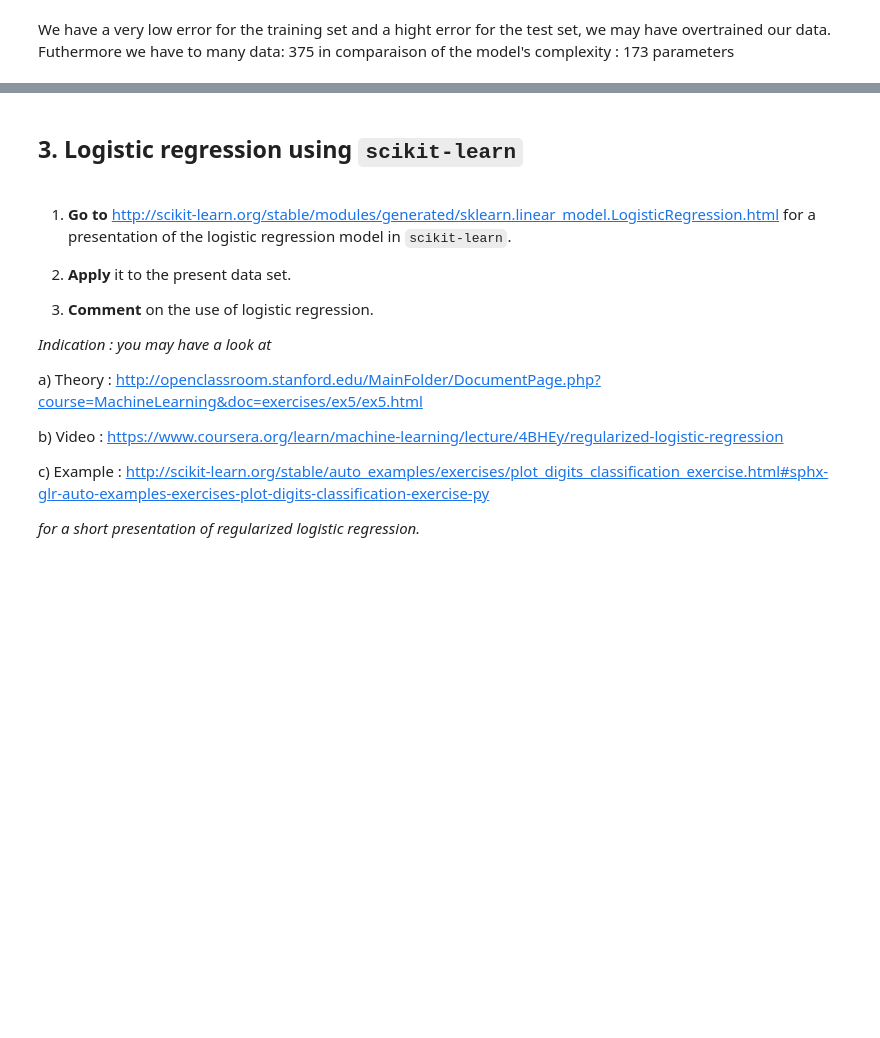
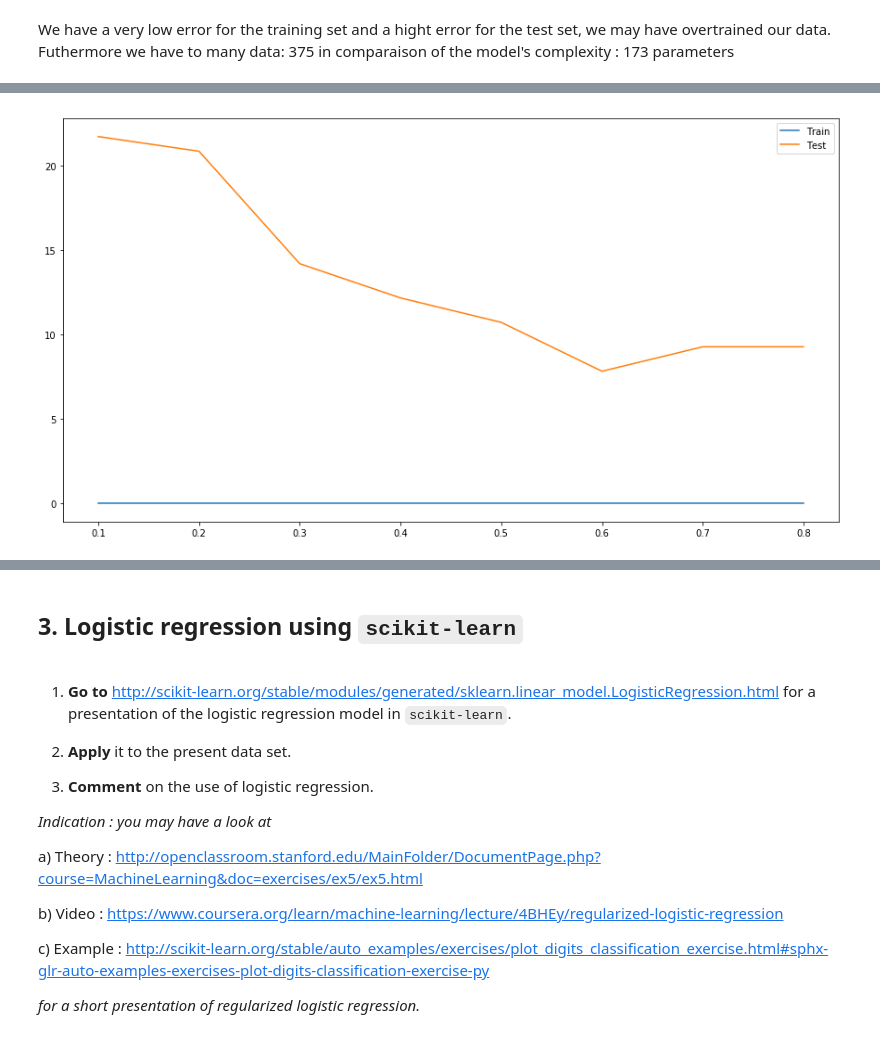
Before and after one commit to kronerte/ML_Logistic_Regression, a Jupyter notebook: TP3_archive/TP3_logistic_regression.ipynb, the cells around one changed output, grey strips where cells are left out. Saved outputs shown, nothing was run; the diff lists cells and outputs as text; code cells hidden in the pictures; blank space fills up the shorter version.

Commit message:
cross validation sur max_std et comparaison

```diff
--- a/TP3_archive/TP3_logistic_regression.ipynb
+++ b/TP3_archive/TP3_logistic_regression.ipynb
@@ -223,10 +223,10 @@ class Logistic_Regression():
         X = add_feature[self.add_f](x)
         return logistic_decision(X,self.w)
 
-    def error_rate(self, x ,t):
+    def error_rate(self, x ,t,printer=True):
         """ Compute the error rate"""
         y = self.predict(x)
-        erreur(y,t,printer=True)
+        return erreur(y,t,printer=printer)
 
 
     def plot_result(self, x,t,title="Predictions"):
@@ -538,15 +536,0 @@ Futhermore we have to many data: 375 in comparaison of the model's complexity :
-# %%
-L = []
-for r in [0.2,0.3,0.4,0.5,0.6,0.7,0.8,0.9]:
-    is_significant = x_train_brut.std(axis=0)>r
-    # We extract the significant features of the training set
-    x_train = x_train_brut[:,is_significant]
-    # and of the test set
-    x_test = x_test_brut[:,is_significant]
-    LR = Logistic_Regression()
-    LR.train(x_train, t_train.reshape(-1), Niter=5)
-    print(r)
-    print("Trainning set")
-    LR.error_rate(x_train, class_train.reshape(-1))
-    print("Test set")
-    LR.error_rate(x_test, class_test.reshape(-1))
@@ -589,0 +539,62 @@ plt.show()
+# %%
+def cross_val(K=5):
+    # Nombre de fold de la cross validation
+    # Nombre de données total pour les classes 5 et 6
+    N_5 = 145
+    N_6 = 200
+    # nombre de données des classes 5 et 6 par fold
+    size_5 = N_5//K
+    size_6 = N_6//K
+    # Recueil les erreurs moyennes
+    moyennes_train = []
+    moyennes_test  = []
+    # ensemble des écarts-types maximal testés
+    xstd = [0.1*j for j in range(1,9)]
+    for max_std in xstd:
+        # Recueil les erreurs pour un écart type maximal égal à max_std
+        error_train = []
+        error_test = []
+        for i in range(K):
+
+            # Ensemble d'entrainement (on doit récupérer chez les 5 et chez les 6)
+            # les 145 premiers élément sont des 5 les suivants sont des 6
+            trainset_features_brut = np.vstack((x_train_brut[:i*size_5,:], x_train_brut[(i+1)*size_5:N_5,:],
+                                 x_train_brut[N_5 :N_5 + i*size_6,:], x_train_brut[N_5 + (i+1)*size_6 :,:]))
+            # Labels
+            trainset_labels   = np.ones(N_5 + N_6 - size_5 - size_6)
+            trainset_labels[:N_5-size_5] = 2
+    ####        # permet de gérer un PB####
+            t_labels  = trainset_labels != 2
+            # Ensemble de test
+            testset_features_brut = np.vstack((x_train_brut[i*size_5:(i+1)*size_5,:],
+                                 x_train_brut[N_5 + i*size_6:N_5 + (i+1)*size_6 ,:]))
+            # labels associés
+            testset_labels = np.ones(size_5 + size_6)
+            testset_labels[:size_5] = 2
+
+
+            # On sélectionne les features signicicatifs
+            is_significant = trainset_features_brut.std(axis=0)>max_std
+
+
+            trainset_features = trainset_features_brut[:,is_significant]
+            testset_features = testset_features_brut[:,is_significant]
+            if i == 0:
+                print(" Pour max_std =",max_std,", on a ", trainset_features.shape[1]," features significatifs")
+            # On effectue la régression logistique
+            LRcross_val = Logistic_Regression()
+
+            LRcross_val.train(trainset_features, t_labels,Niter=7)
+
+            # On enregistre les données
+            error_train.append(LRcross_val.error_rate(trainset_features, trainset_labels, printer=False))
+            error_test.append(LRcross_val.error_rate(testset_features, testset_labels,printer=False))
+        # On calcul la moyenne
+        moyennes_train.append(np.mean(error_train))
+        moyennes_test.append(np.mean(error_test))
+    # On affiche le résultat
+    plot(xstd, moyennes_train, label = "Train")
+    plot(xstd, moyennes_test, label = "Test")
+    legend()
+cross_val()
+# %% [output]
@@ -589,0 +609 @@ plt.show()
+[figure, added]
```
Also changed, not shown: parts of 13 cells of this notebook.
